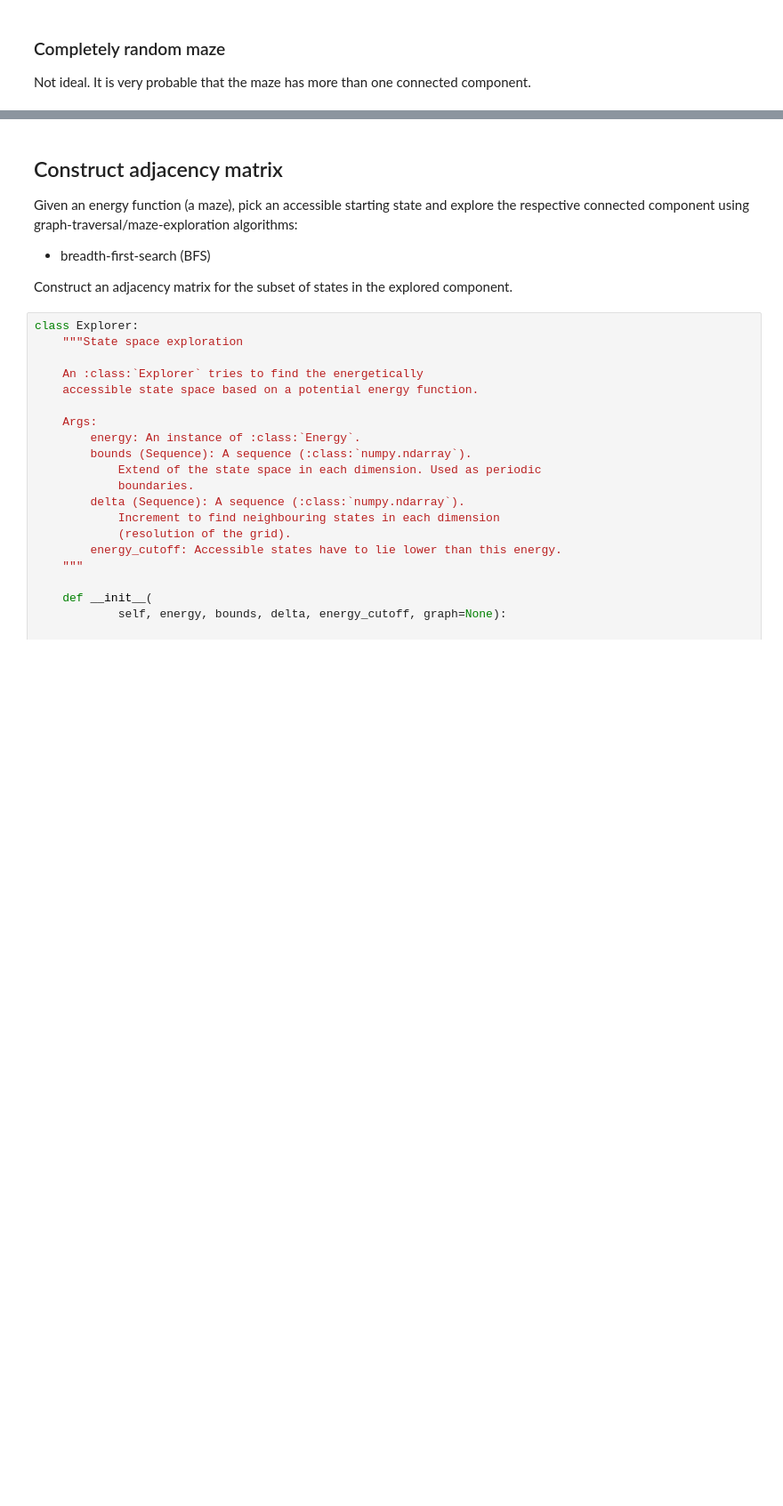
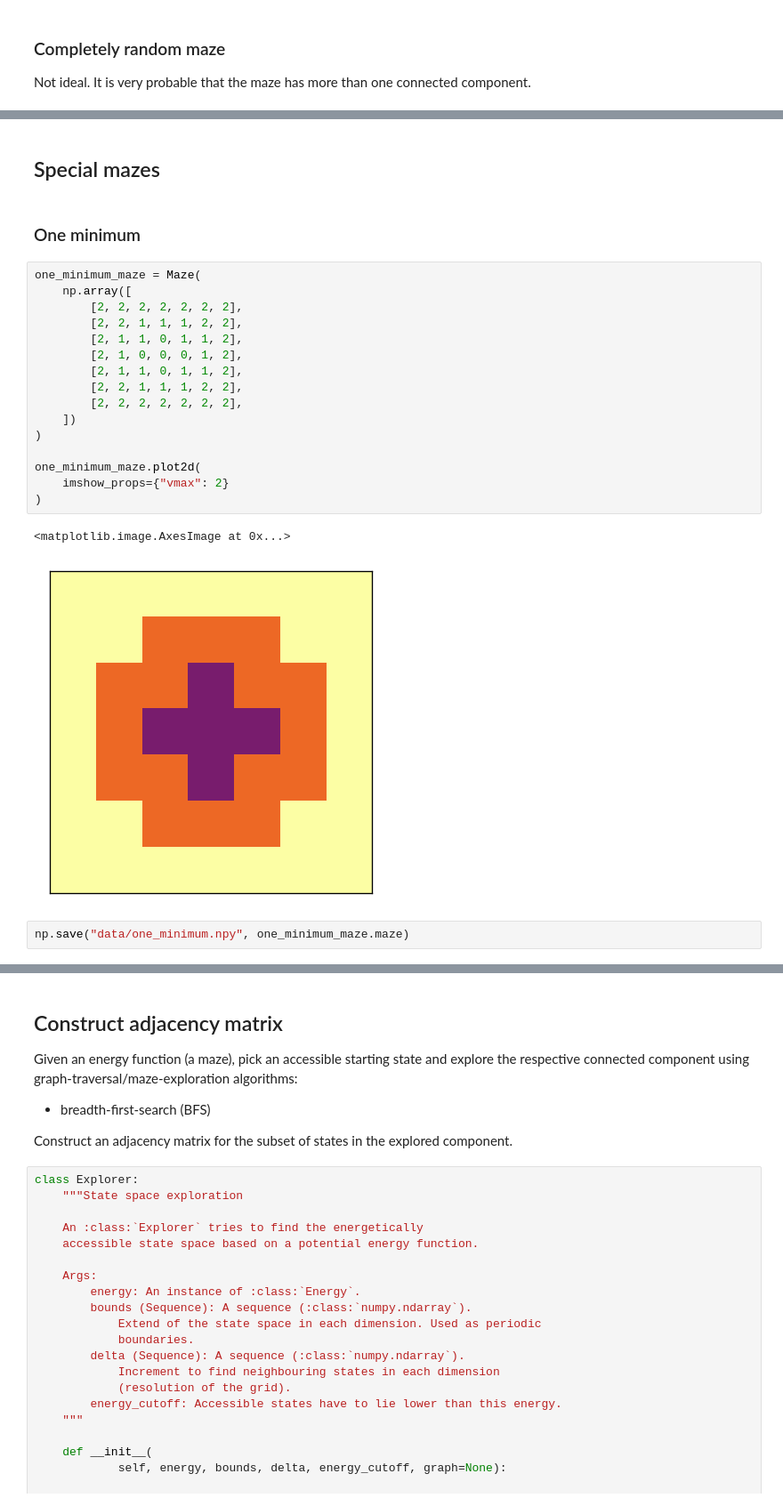
Before and after one commit to hanazupan/Breadth_first_search_of_state_space, a Jupyter notebook: scratch/maze.ipynb, the cells around one changed output, grey strips where cells are left out. Shown: that part at 89% size. Drawn from its saved outputs; the diff is of its cells as text; blank space fills up the shorter version.

```diff
--- a/scratch/maze.ipynb
+++ b/scratch/maze.ipynb
@@ -389,0 +410,25 @@ plt.show()
+# %% [markdown]
+## Special mazes
+# %% [markdown]
+### One minimum
+# %%
+one_minimum_maze = Maze(
+    np.array([
+        [2, 2, 2, 2, 2, 2, 2],
+        [2, 2, 1, 1, 1, 2, 2],
+        [2, 1, 1, 0, 1, 1, 2],
+        [2, 1, 0, 0, 0, 1, 2],
+        [2, 1, 1, 0, 1, 1, 2],
+        [2, 2, 1, 1, 1, 2, 2],
+        [2, 2, 2, 2, 2, 2, 2],
+    ])
+)
+
+one_minimum_maze.plot2d(
+    imshow_props={"vmax": 2}
+)
+# %% [output]
+<matplotlib.image.AxesImage at 0x...>
+[figure, added]
+# %%
+np.save("data/one_minimum.npy", one_minimum_maze.maze)
```
Also changed, not shown: parts of 56 cells of this notebook, 3 other files.
